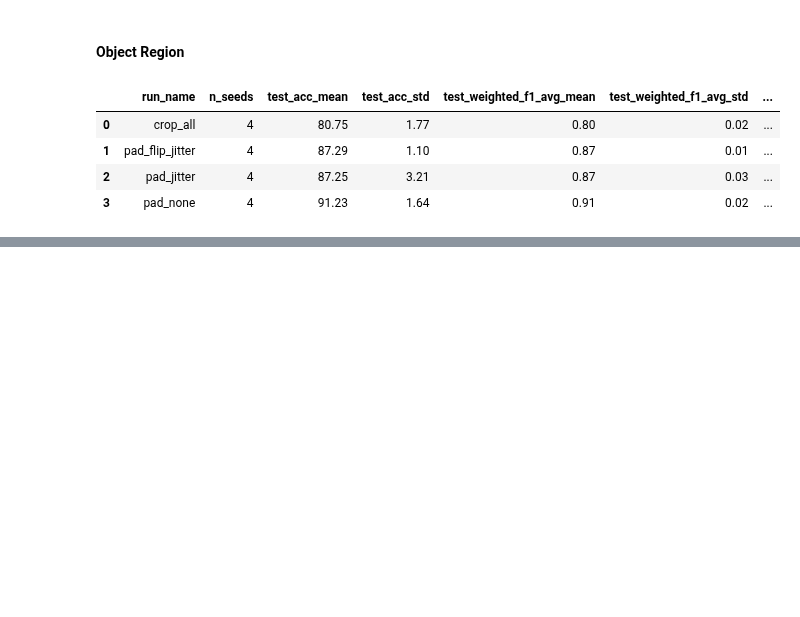
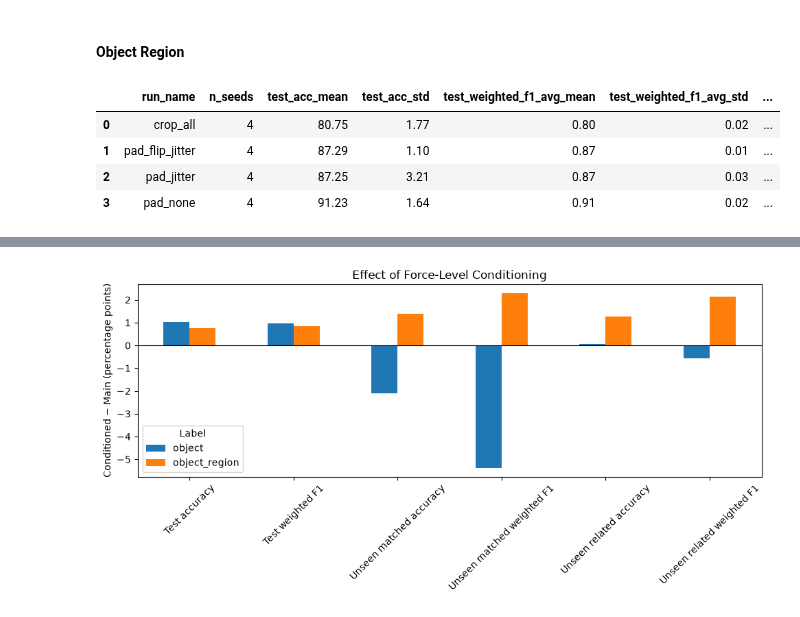
Before and after one commit to gemixin/touch-ex-results, a Jupyter notebook: notebooks/compare_experiments.ipynb, the cells around one changed output, grey strips where cells are left out. Drawn from its saved outputs; the diff is of its cells as text; code cells hidden in the pictures; blank space fills up the shorter version.

Commit message:
Added conditioning comparison

```diff
--- a/notebooks/compare_experiments.ipynb
+++ b/notebooks/compare_experiments.ipynb
@@ -94,0 +174,3 @@ export_seed_comparison("object_region")
+# %%
+conditioning_comparison = export_conditioning_comparison()
+conditioning_comparison
@@ -94,0 +181,36 @@ export_seed_comparison("object_region")
+# %%
+def plot_conditioning_comparison(comparison):
+    """Plot and save the conditioned-minus-Main metric changes."""
+
+    plot_data = comparison.set_index("label").astype(float)
+    f1_columns = [column for column in plot_data if "f1" in column]
+    plot_data[f1_columns] *= 100
+    plot_data.columns = [
+        "Test accuracy",
+        "Test weighted F1",
+        "Unseen matched accuracy",
+        "Unseen matched weighted F1",
+        "Unseen related accuracy",
+        "Unseen related weighted F1",
+    ]
+
+    ax = plot_data.T.plot.bar(figsize=(10, 5))
+    ax.axhline(0, color="black", linewidth=0.8)
+    ax.set_title("Effect of Force-Level Conditioning")
+    ax.set_ylabel("Conditioned − Main (percentage points)")
+    ax.set_xlabel("")
+    ax.legend(title="Label")
+    ax.tick_params(axis="x", rotation=45)
+    ax.figure.tight_layout()
+
+    output_dir = Path("../plots")
+    output_dir.mkdir(parents=True, exist_ok=True)
+    ax.figure.savefig(
+        output_dir / "conditioning_comparison.png", dpi=300, bbox_inches="tight"
+    )
+    return ax
+
+
+plot_conditioning_comparison(conditioning_comparison)
+# %% [output]
+[figure, added]
```
Also changed, not shown: parts of 5 cells of this notebook, 2 other files.
